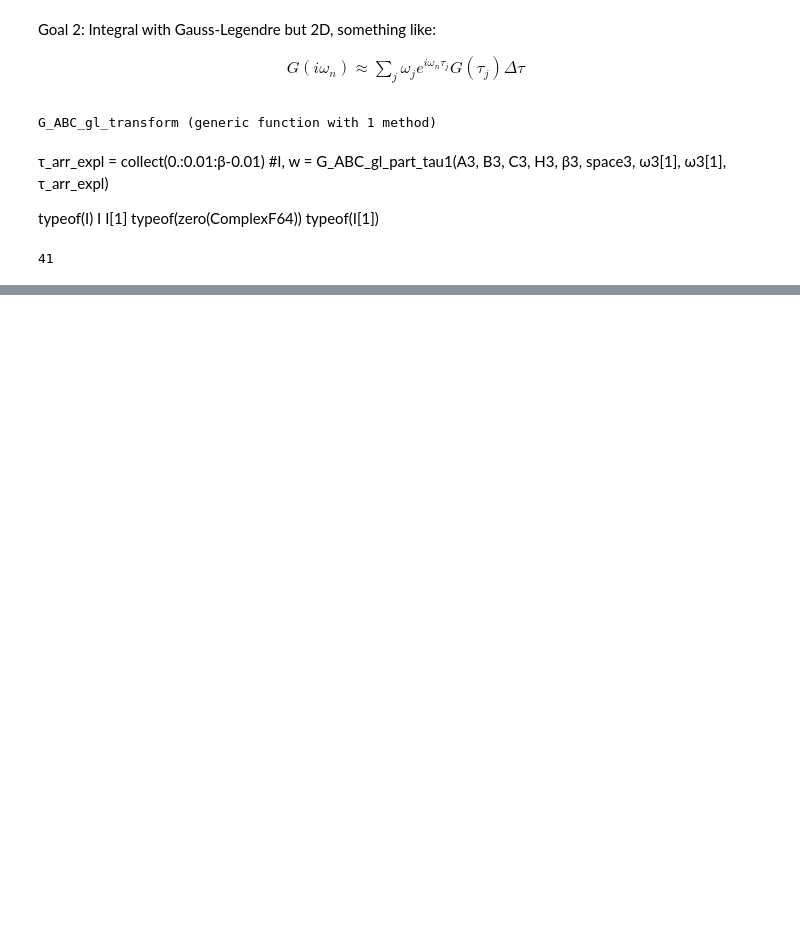
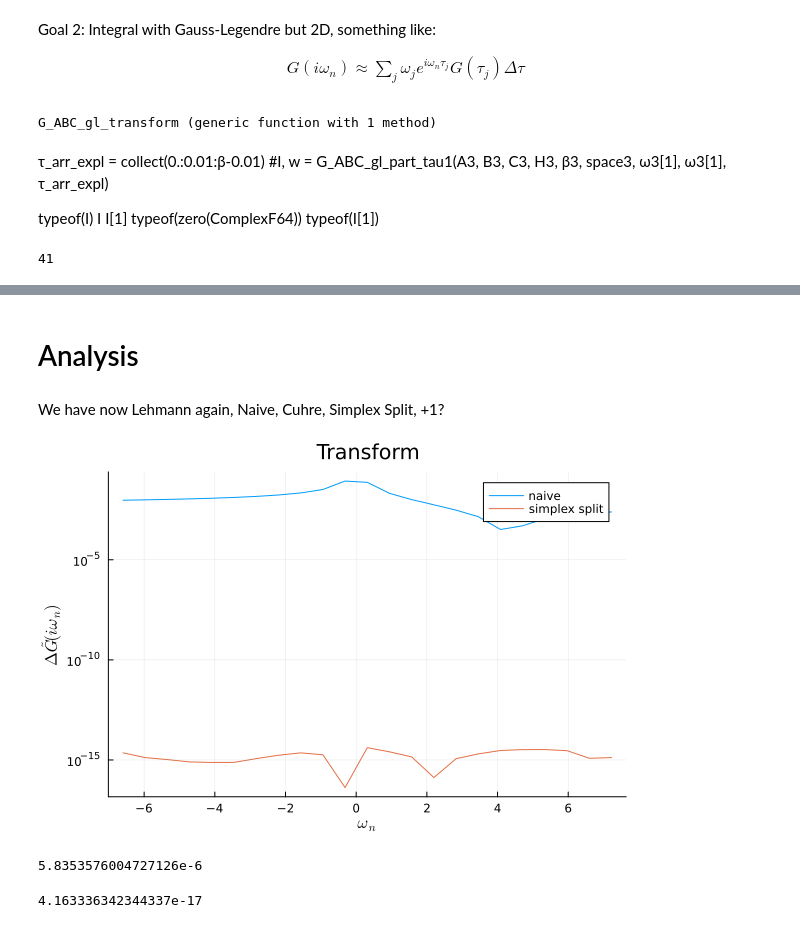
Before and after one commit to SuperMX/HubbardIR, a Jupyter notebook: 3-point Fourier Transform of Green's Functions with Intermediate Representations on Hubbard Models.ipynb, the cells around one changed output, grey strips where cells are left out. Saved outputs shown, nothing was run; the diff lists cells and outputs as text; code cells hidden in the pictures; blank space fills up the shorter version.

```diff
--- a/3-point Fourier Transform of Green's Functions with Intermediate Representations on Hubbard Models.ipynb
+++ b/3-point Fourier Transform of Green's Functions with Intermediate Representations on Hubbard Models.ipynb
@@ -285,10 +281,10 @@ end
 G_ABC_transform_saved (generic function with 1 method)
 # %%
 # make delta tau smaller!
-τ_arr = collect(0.:0.01:β-0.01)
+τ_arr = collect(0.:0.05:β-0.05)
 
-##greenfunction3 = G_ABC(A3,B3,C3,τ_arr,τ_arr,H3,β3,space3,0.0)
-transform3 = imag(G_ABC_transform_saved(greenfunction3, τ_arr, τ_arr, H3, β3, space3, n_max3, n_max3))
+@time greenfunction3 = G_ABC(A3,B3,C3,τ_arr,τ_arr,H3,β3,space3,0.0)
+@time transform3 = imag(G_ABC_transform_saved(greenfunction3, τ_arr, τ_arr, H3, β3, space3, n_max3, n_max3))
 
 plot(ω,transform3,
     title = "Transform",
@@ -652,0 +610,42 @@ plot!(ω3, transform3_Lehmann[x_cut,:], label = ["analytical"])
+# %% [markdown]
+# Analysis
+# %% [markdown]
+We have now Lehmann again, Naive, Cuhre, Simplex Split, +1?
+# %%
+x_cut = Integer(round(n_max/2))
+
+plot(ω3, transform3_Lehmann[x_cut,:], label = ["analytical"])
+plot!(ω3, transform3[x_cut,:], label = ["naive"])
+plot!(ω3, imag(transform3_simplex_split)[x_cut,:], label = ["simplex split"])
+# %%
+plot(ω3,[abs.(transform3_Lehmann[x_cut,:]-transform3[x_cut,:]),
+        abs.(transform3_Lehmann[x_cut,:]-imag(transform3_simplex_split)[x_cut,:])],
+    title = "Transform",
+    label = ["naive" "simplex split"],
+    yaxis =:log,
+    lw = 1, xlabel = L"ω_n", ylabel = L"\Delta\tilde{G}(iω_n)", fmt = :png)
+# %% [output]
+[figure, added]
+# %%
+#pyplot();
+gr();
+
+value = abs.(transform3_Lehmann-transform3)
+minval = minimum(value)
+println(minval)
+#value = round.(value, digits = 7).+0.000001
+#value[value .<= 10^-5] .= 10^-5
+heatmap(ω3, ω3, (value),
+    c=cgrad(:thermal), colorbar_scale = :log10)
+# %% [output]
+5.8353576004727126e-6
+# %%
+value = (abs.(transform3_Lehmann-imag(transform3_simplex_split)))
+minval = minimum(value)
+println(minval)
+#value[1,1] = 11
+#value[value .<= 10^-4] .= 10^-4
+heatmap(ω3, ω3, (value),
+    c=cgrad(:thermal), colorbar_scale = :log10)
+# %% [output]
+4.163336342344337e-17
```
Also changed, not shown: parts of 27 cells of this notebook, 4 other files.
